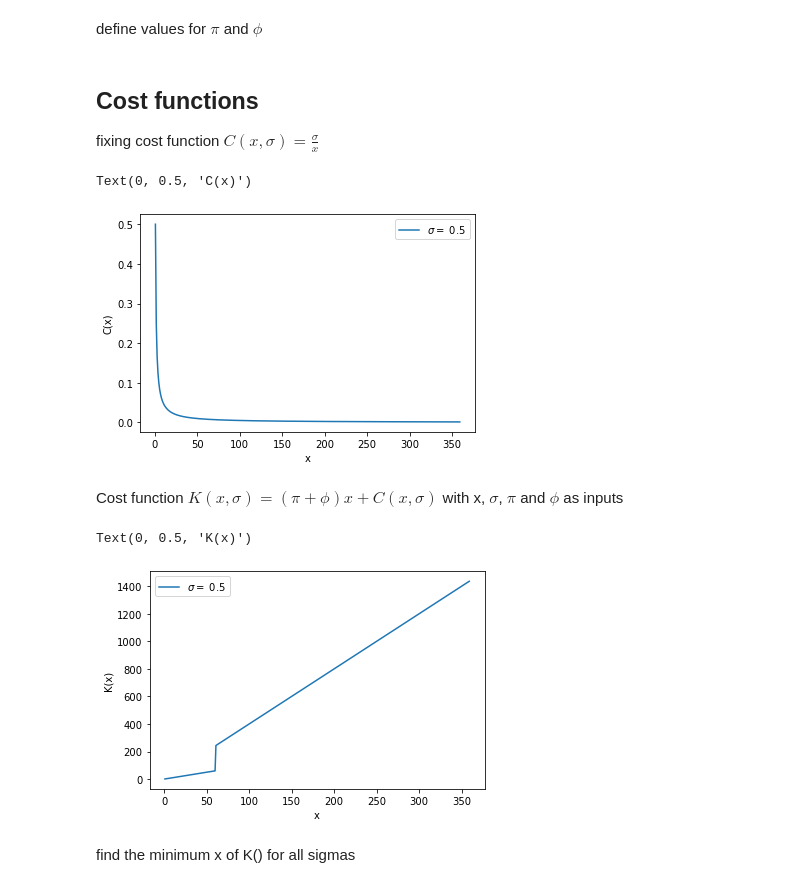
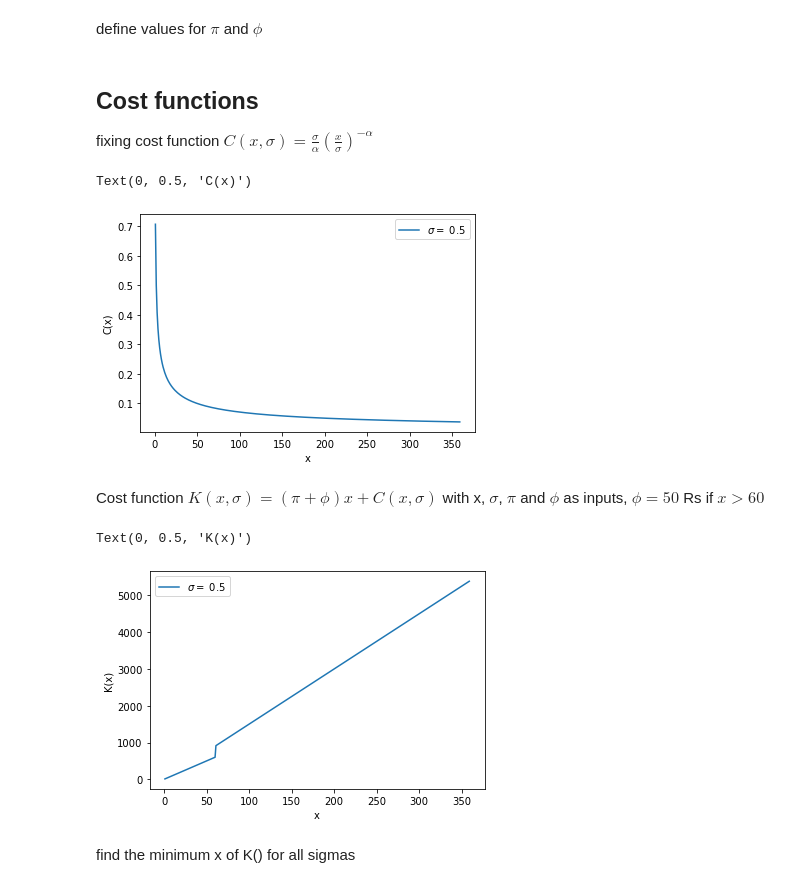
Before and after one commit to paulaleoni/delhi_outages, a Jupyter notebook: sim/simulations.ipynb, the cells around one changed output. Drawn from its saved outputs; the diff is of its cells as text; code cells hidden in the pictures.

```diff
--- a/sim/simulations.ipynb
+++ b/sim/simulations.ipynb
@@ -15,42 +15,45 @@ draw n random values for sigma
 np.random.seed(123)
 n = 1000
 # mean and sd of lognormal distribution
-m, s = 0,1
+m, s = .5,1
 sigma = np.random.lognormal(mean=m, sigma=s, size=n)
 # make to list
 sigma = sigma.tolist()
 # %% [markdown]
 define values for $\pi$ and $\phi$
 # %%
-pi = 1
-phi = 3
-alpha = 1
+pi = 10
+phi = 5
+alpha = 0.5
 # %% [markdown]
 ## Cost functions
-fixing cost function $C(x,\sigma) = \frac{\sigma}{x}$
+fixing cost function $C(x,\sigma) = \frac{\sigma}{\alpha} (\frac{x}{\sigma})^{-\alpha}$
 # %%
-def C(x, sigma):
-    return sigma/x
+def C(x, sigma, alpha):
+    first = sigma / alpha
+    second = x/sigma
+    power = -alpha
+    return  first * (second**power)
 
 
 # plot for fixed sigma
 sigma_fix = 0.5
 x = np.arange(1,360,1)
-plt.plot(x,C(x,sigma_fix), label = f'$\sigma = $ {sigma_fix}')
+plt.plot(x,C(x,sigma_fix, alpha), label = f'$\sigma = $ {sigma_fix}')
 plt.legend()
 plt.xlabel('x')
 plt.ylabel('C(x)')
 # %% [output]
 Text(0, 0.5, 'C(x)')
-[figure, old version]
+[figure, new version]
 # %% [markdown]
-Cost function $K(x,\sigma) = (\pi + \phi)x + C(x, \sigma)$ with x, $\sigma$, $\pi$ and $\phi$ as inputs
+Cost function $K(x,\sigma) = (\pi + \phi)x + C(x, \sigma)$ with x, $\sigma$, $\pi$ and $\phi$ as inputs, $\phi = 50$ Rs if $x > 60$
 # %%
-def K(x,sigma, pi=1, phi=0, type='scalar'):
+def K(x,sigma, pi, phi, alpha, type='scalar'):
     if x <= 60:
-        exp =  (pi) * x + C(x, sigma)
+        exp =  (pi) * x + C(x, sigma, alpha)
     elif x > 60:
-        exp = (pi + phi) * x + C(x, sigma)
+        exp = (pi + phi) * x + C(x, sigma, alpha)
     if type == 'scalar':
         return exp
     elif type == 'math_exp':
@@ -59,14 +62,14 @@ def K(x,sigma, pi=1, phi=0, type='scalar'):
 
 # plot K with fixed sigma
 x = np.arange(1,360,1)
-Ks = [K(x,sigma = sigma_fix, pi = pi, phi = phi, type = 'scalar') for x in x]
+Ks = [K(x,sigma = sigma_fix, pi = pi, phi = phi, alpha = alpha, type = 'scalar') for x in x]
 plt.plot(x,Ks, label = f'$\sigma = $ {sigma_fix}')
 plt.legend()
 plt.xlabel('x')
 plt.ylabel('K(x)')
 # %% [output]
 Text(0, 0.5, 'K(x)')
-[figure, old version]
+[figure, new version]
 # %% [markdown]
 find the minimum x of K() for all sigmas
 # %%
```
Also changed, not shown: parts of 7 cells of this notebook, 2 other files.
